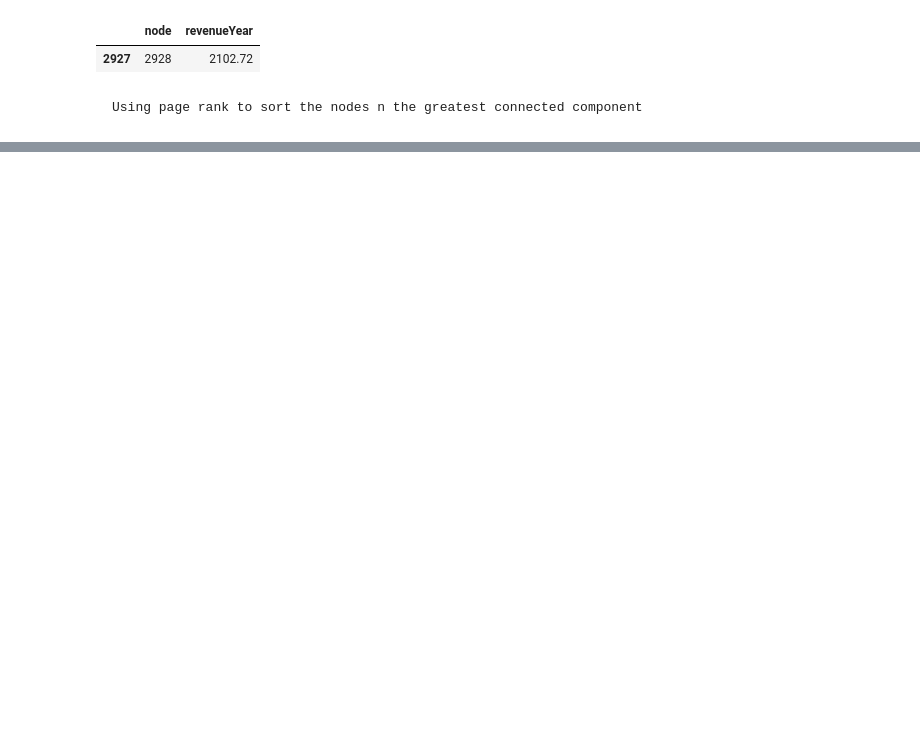
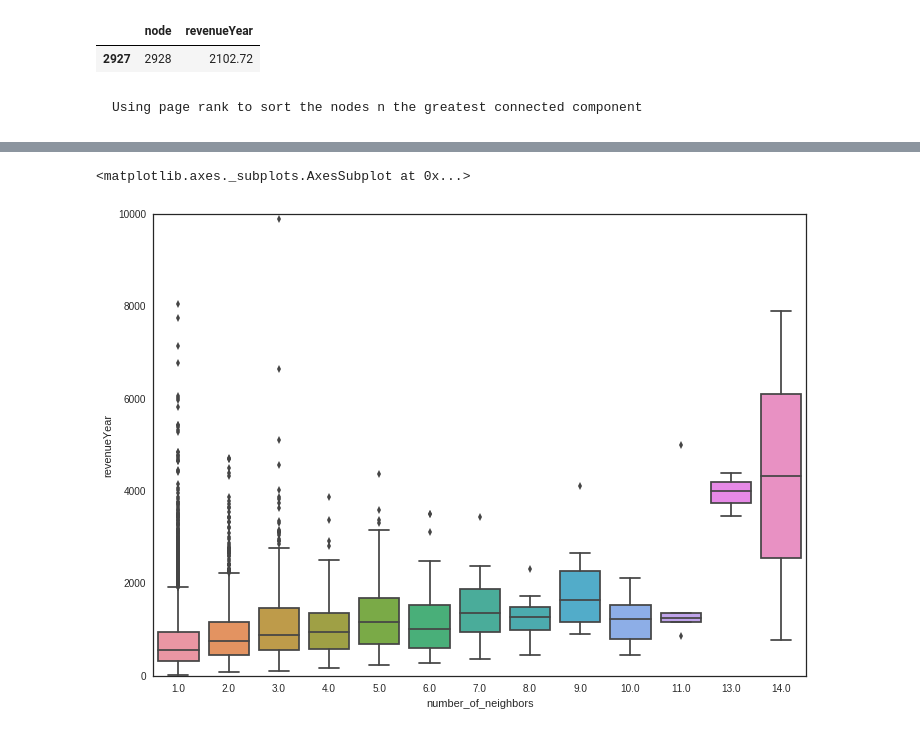
Before and after one commit to wgharbi/DataVis, a Jupyter notebook: Networks Strategy Case.ipynb, the cells around one changed output, grey strips where cells are left out. Drawn from its saved outputs; the diff is of its cells as text; code cells hidden in the pictures; blank space fills up the shorter version.

```diff
--- a/Networks Strategy Case.ipynb
+++ b/Networks Strategy Case.ipynb
@@ -213,0 +329,17 @@ sorted_nodes = sorted([(node, pagerank) for node, pagerank in pr.items()], key=l
+# %%
+## linking each customer to the number of co-shoppers
+
+
+for index, row in nodes.iterrows():
+    node = row['node']
+    n_neighbors = len(G[node].keys())
+    nodes.set_value(index, 'number_of_neighbors', n_neighbors)
+# %%
+# We can look at an individual feature in Seaborn through a boxplot
+fig, ax = plt.subplots()
+# the size of A4 paper
+fig.set_size_inches(11.7, 8.27)
+sns.boxplot(x='number_of_neighbors', y="revenueYear", data=nodes, ax = ax)
+# %% [output]
+<matplotlib.axes._subplots.AxesSubplot at 0x...>
+[figure, added]
```
Also changed, not shown: parts of 16 cells of this notebook.
